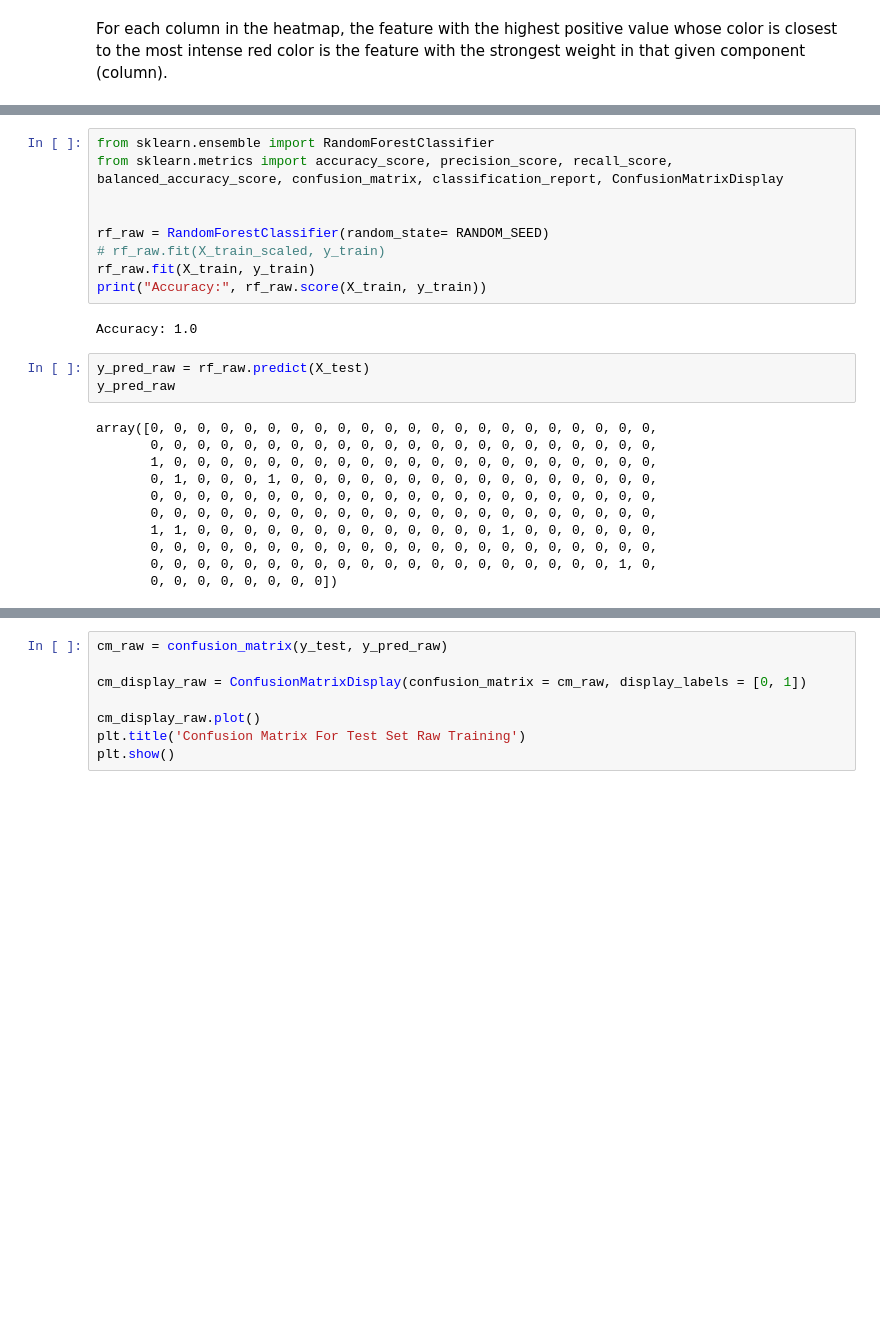
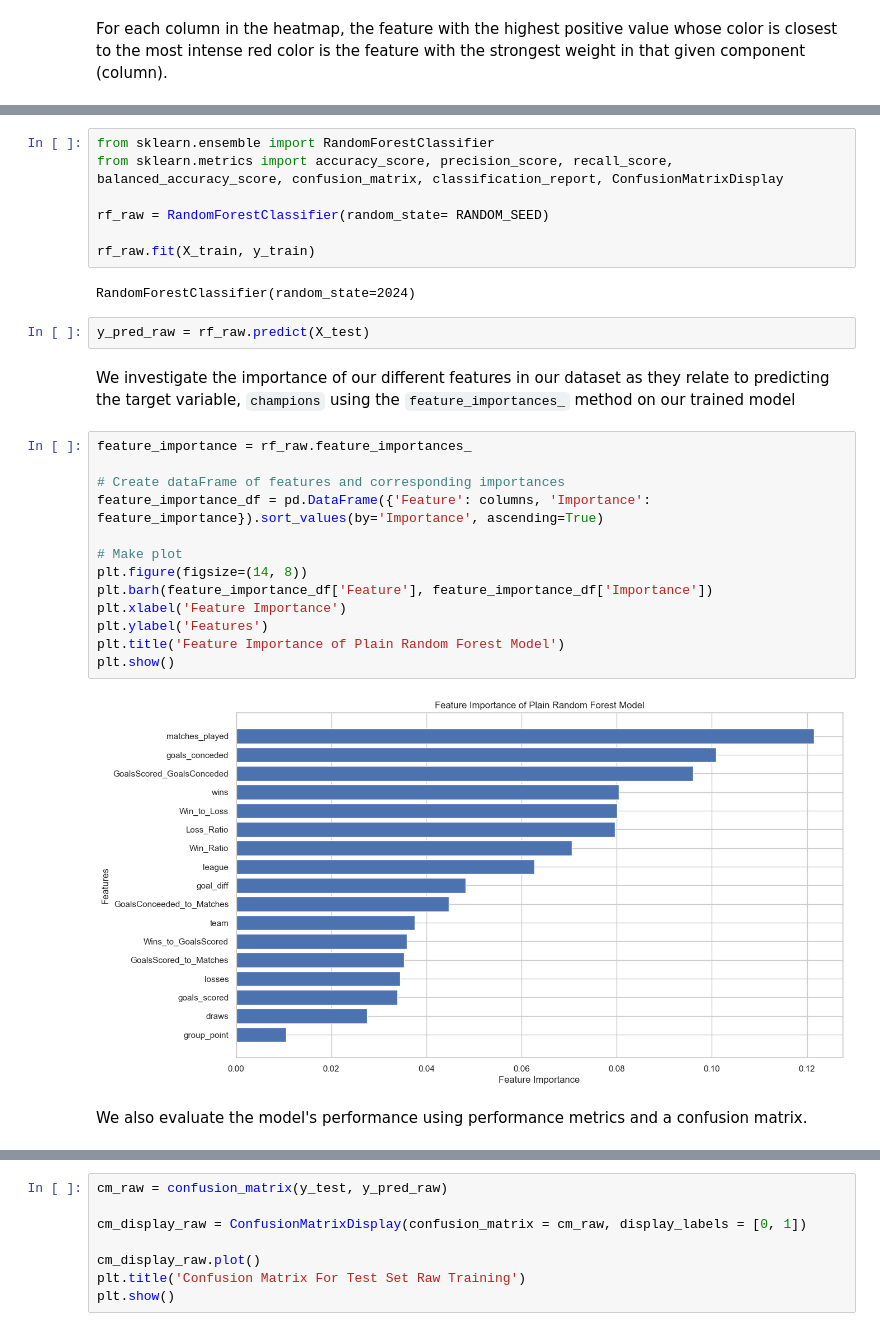
Before and after one commit to harrynwosu/champions-league, a Jupyter notebook: Project.ipynb, the cells around one changed output, grey strips where cells are left out. Saved outputs shown, nothing was run; the diff lists cells and outputs as text; blank space fills up the shorter version.

```diff
--- a/Project.ipynb
+++ b/Project.ipynb
@@ -442,25 +459,30 @@ For our random forest model we will explore two different classes. One with the
 from sklearn.ensemble import RandomForestClassifier
 from sklearn.metrics import accuracy_score, precision_score, recall_score, balanced_accuracy_score, confusion_matrix, classification_report, ConfusionMatrixDisplay
 
+rf_raw = RandomForestClassifier(random_state= RANDOM_SEED)
 
-rf_raw = RandomForestClassifier(random_state= RANDOM_SEED)
-# rf_raw.fit(X_train_scaled, y_train)
 rf_raw.fit(X_train, y_train)
-print("Accuracy:", rf_raw.score(X_train, y_train))
 # %% [output]
-Accuracy: 1.0
+RandomForestClassifier(random_state=2024)
 # %%
 y_pred_raw = rf_raw.predict(X_test)
-y_pred_raw
-# %% [output]
-array([0, 0, 0, 0, 0, 0, 0, 0, 0, 0, 0, 0, 0, 0, 0, 0, 0, 0, 0, 0, 0, 0,
-       0, 0, 0, 0, 0, 0, 0, 0, 0, 0, 0, 0, 0, 0, 0, 0, 0, 0, 0, 0, 0, 0,
-       1, 0, 0, 0, 0, 0, 0, 0, 0, 0, 0, 0, 0, 0, 0, 0, 0, 0, 0, 0, 0, 0,
-       0, 1, 0, 0, 0, 1, 0, 0, 0, 0, 0, 0, 0, 0, 0, 0, 0, 0, 0, 0, 0, 0,
-       0, 0, 0, 0, 0, 0, 0, 0, 0, 0, 0, 0, 0, 0, 0, 0, 0, 0, 0, 0, 0, 0,
-       0, 0, 0, 0, 0, 0, 0, 0, 0, 0, 0, 0, 0, 0, 0, 0, 0, 0, 0, 0, 0, 0,
-       1, 1, 0, 0, 0, 0, 0, 0, 0, 0, 0, 0, 0, 0, 0, 1, 0, 0, 0, 0, 0, 0,
-       0, 0, 0, 0, 0, 0, 0, 0, 0, 0, 0, 0, 0, 0, 0, 0, 0, 0, 0, 0, 0, 0,
-       0, 0, 0, 0, 0, 0, 0, 0, 0, 0, 0, 0, 0, 0, 0, 0, 0, 0, 0, 0, 1, 0,
-       0, 0, 0, 0, 0, 0, 0, 0])
+# %% [markdown]
+We investigate the importance of our different features in our dataset as they relate to predicting the target variable, `champions` using the `feature_importances_` method on our trained model
+# %%
+feature_importance = rf_raw.feature_importances_
+
+# Create dataFrame of features and corresponding importances
+feature_importance_df = pd.DataFrame({'Feature': columns, 'Importance': feature_importance}).sort_values(by='Importance', ascending=True)
+
+# Make plot
+plt.figure(figsize=(14, 8))
+plt.barh(feature_importance_df['Feature'], feature_importance_df['Importance'])
+plt.xlabel('Feature Importance')
+plt.ylabel('Features')
+plt.title('Feature Importance of Plain Random Forest Model')
+plt.show()
+# %% [output]
+[figure, added]
+# %% [markdown]
+We also evaluate the model's performance using performance metrics and a confusion matrix.
 # %%
```
Also changed, not shown: parts of 29 cells of this notebook, 2 other files.
